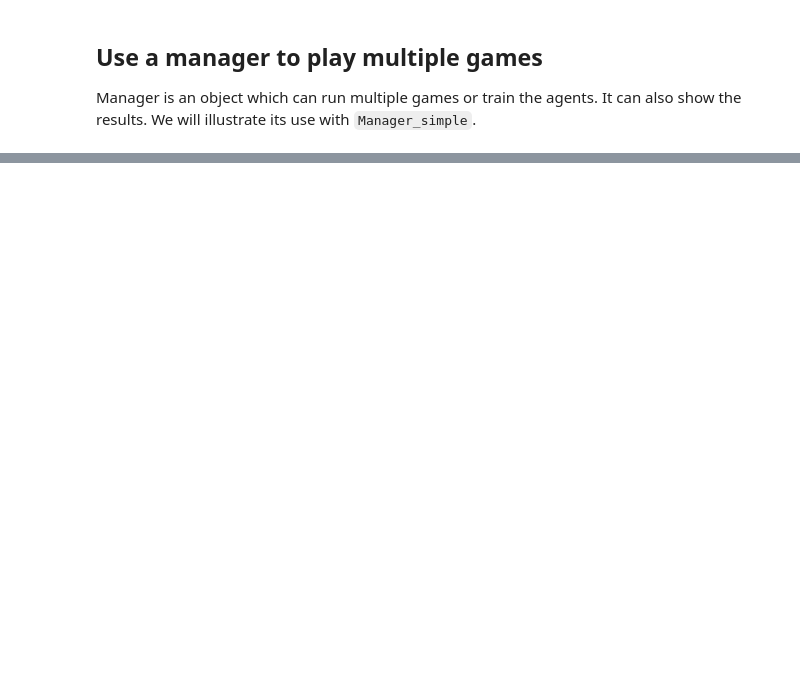
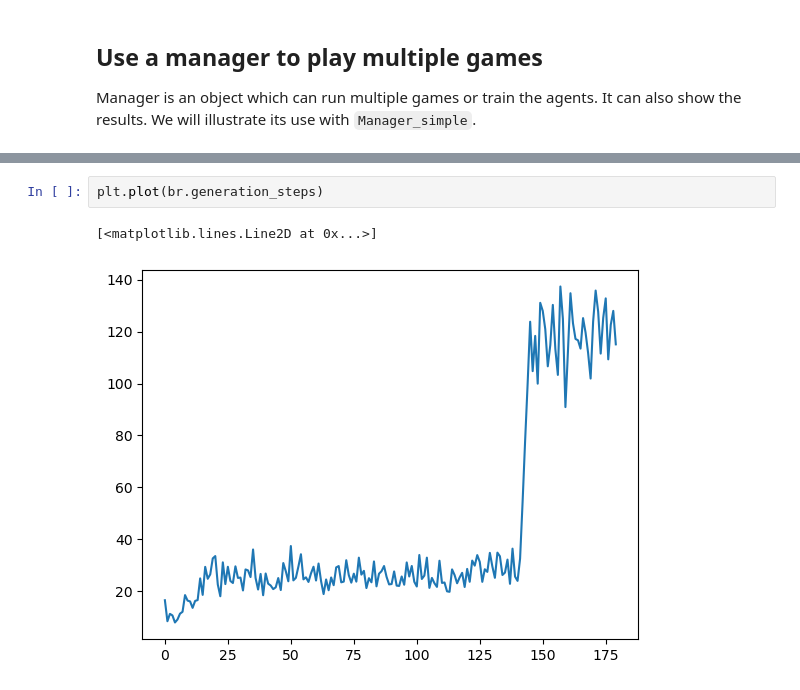
Before and after one commit to anetakahle/snake-ai, a Jupyter notebook: Tutorial.ipynb, the cells around one changed output, grey strips where cells are left out. Cells and saved outputs as stored; diff of their text form; blank space fills up the shorter version.

```diff
--- a/Tutorial.ipynb
+++ b/Tutorial.ipynb
@@ -109,0 +116,5 @@ agent = br.agents[20]
+# %%
+plt.plot(br.generation_steps)
+# %% [output]
+[<matplotlib.lines.Line2D at 0x...>]
+[figure, added]
```
Also changed, not shown: parts of 30 cells of this notebook, 5 other files.
